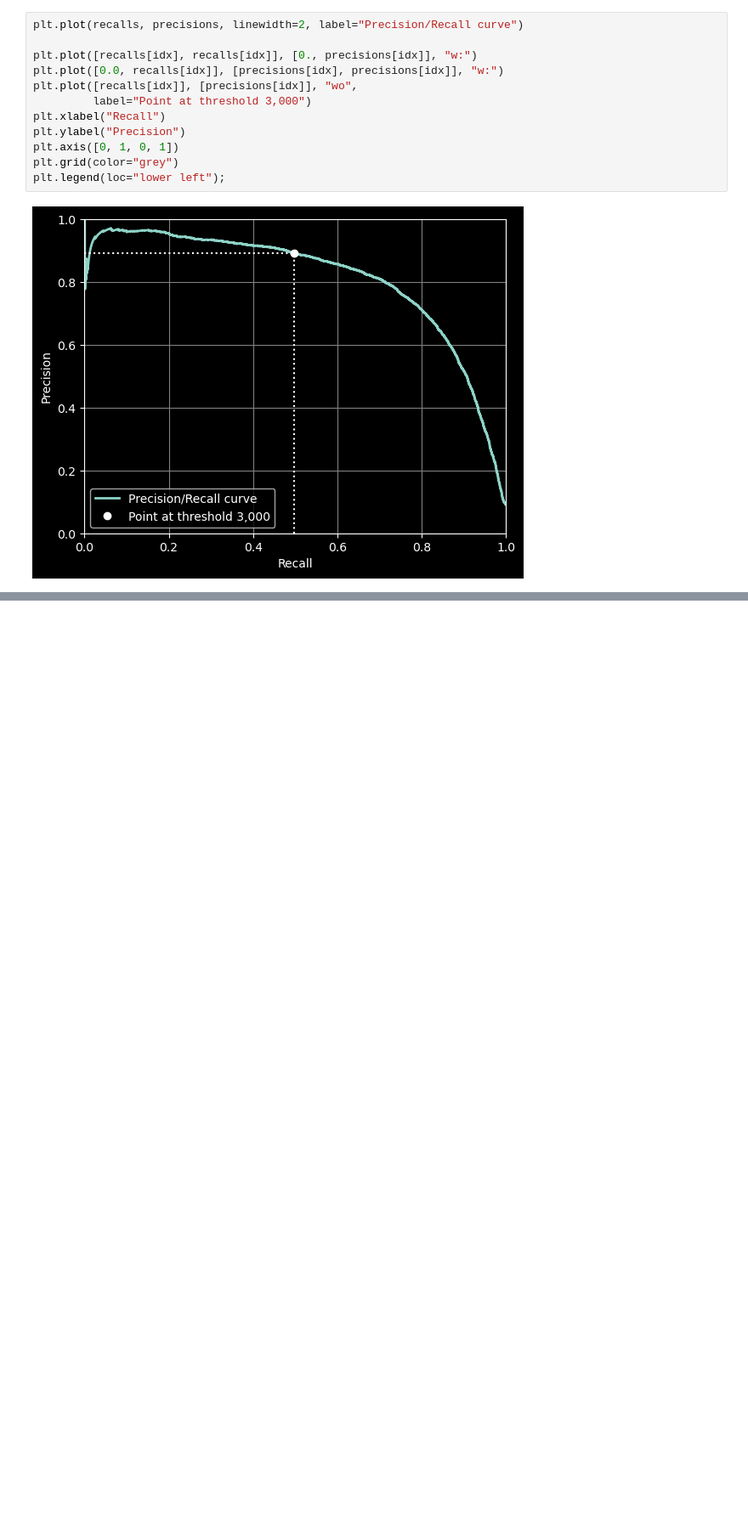
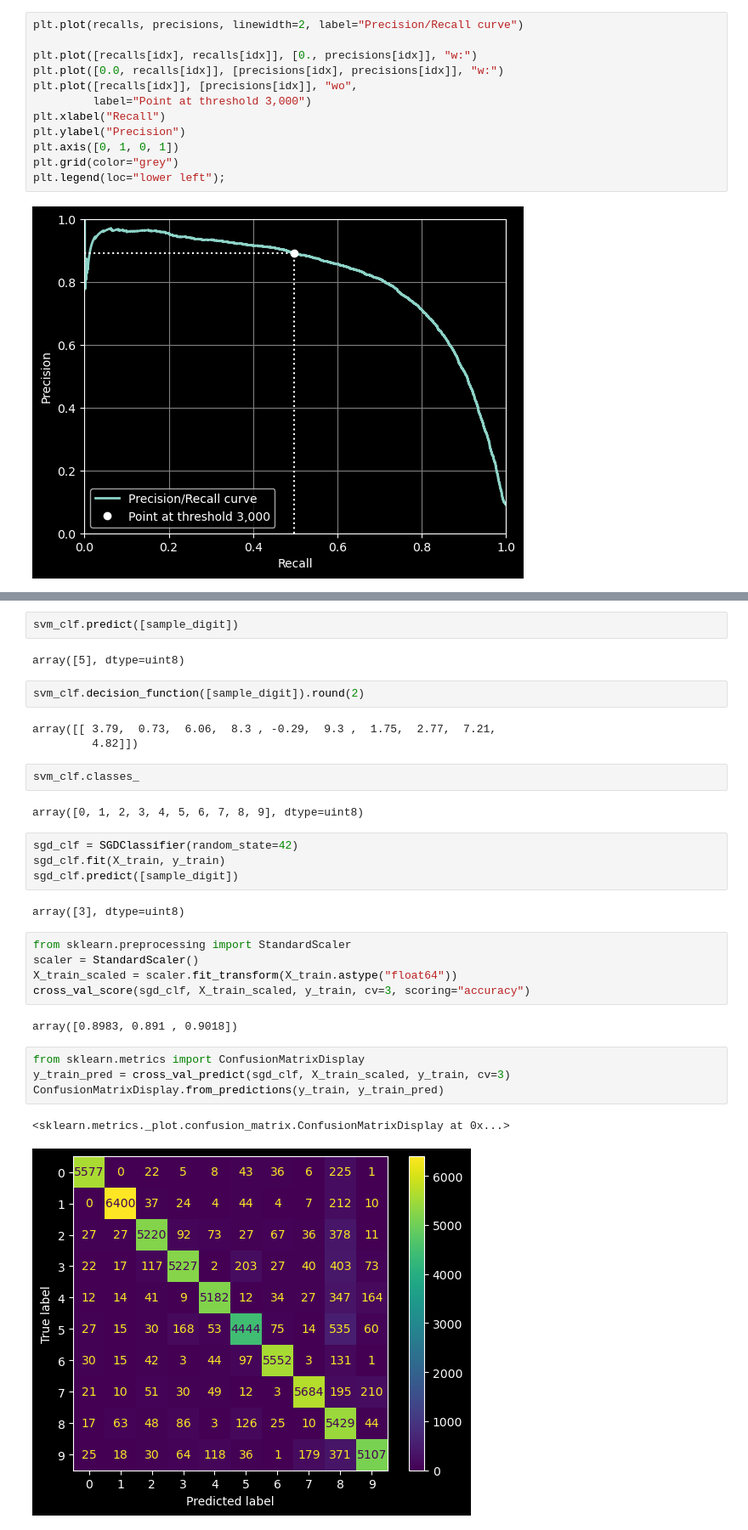
Before and after one commit to jbowen102/Hands-on_ML_SkLearn_book_projects, a Jupyter notebook: chapter_3.ipynb, the cells around one changed output, grey strips where cells are left out. Shown at 85% size. Cells and saved outputs as stored; diff of their text form; blank space fills up the shorter version.

```diff
--- a/chapter_3.ipynb
+++ b/chapter_3.ipynb
@@ -158,0 +250,33 @@ plt.legend(loc="lower left");
+# %%
+svm_clf.predict([sample_digit])
+# %% [output]
+array([5], dtype=uint8)
+# %%
+svm_clf.decision_function([sample_digit]).round(2)
+# %% [output]
+array([[ 3.79,  0.73,  6.06,  8.3 , -0.29,  9.3 ,  1.75,  2.77,  7.21,
+         4.82]])
+# %%
+svm_clf.classes_
+# %% [output]
+array([0, 1, 2, 3, 4, 5, 6, 7, 8, 9], dtype=uint8)
+# %%
+sgd_clf = SGDClassifier(random_state=42)
+sgd_clf.fit(X_train, y_train)
+sgd_clf.predict([sample_digit])
+# %% [output]
+array([3], dtype=uint8)
+# %%
+from sklearn.preprocessing import StandardScaler
+scaler = StandardScaler()
+X_train_scaled = scaler.fit_transform(X_train.astype("float64"))
+cross_val_score(sgd_clf, X_train_scaled, y_train, cv=3, scoring="accuracy")
+# %% [output]
+array([0.8983, 0.891 , 0.9018])
+# %%
+from sklearn.metrics import ConfusionMatrixDisplay
+y_train_pred = cross_val_predict(sgd_clf, X_train_scaled, y_train, cv=3)
+ConfusionMatrixDisplay.from_predictions(y_train, y_train_pred)
+# %% [output]
+<sklearn.metrics._plot.confusion_matrix.ConfusionMatrixDisplay at 0x...>
+[figure, added]
```
Also changed, not shown: parts of 30 cells of this notebook.
